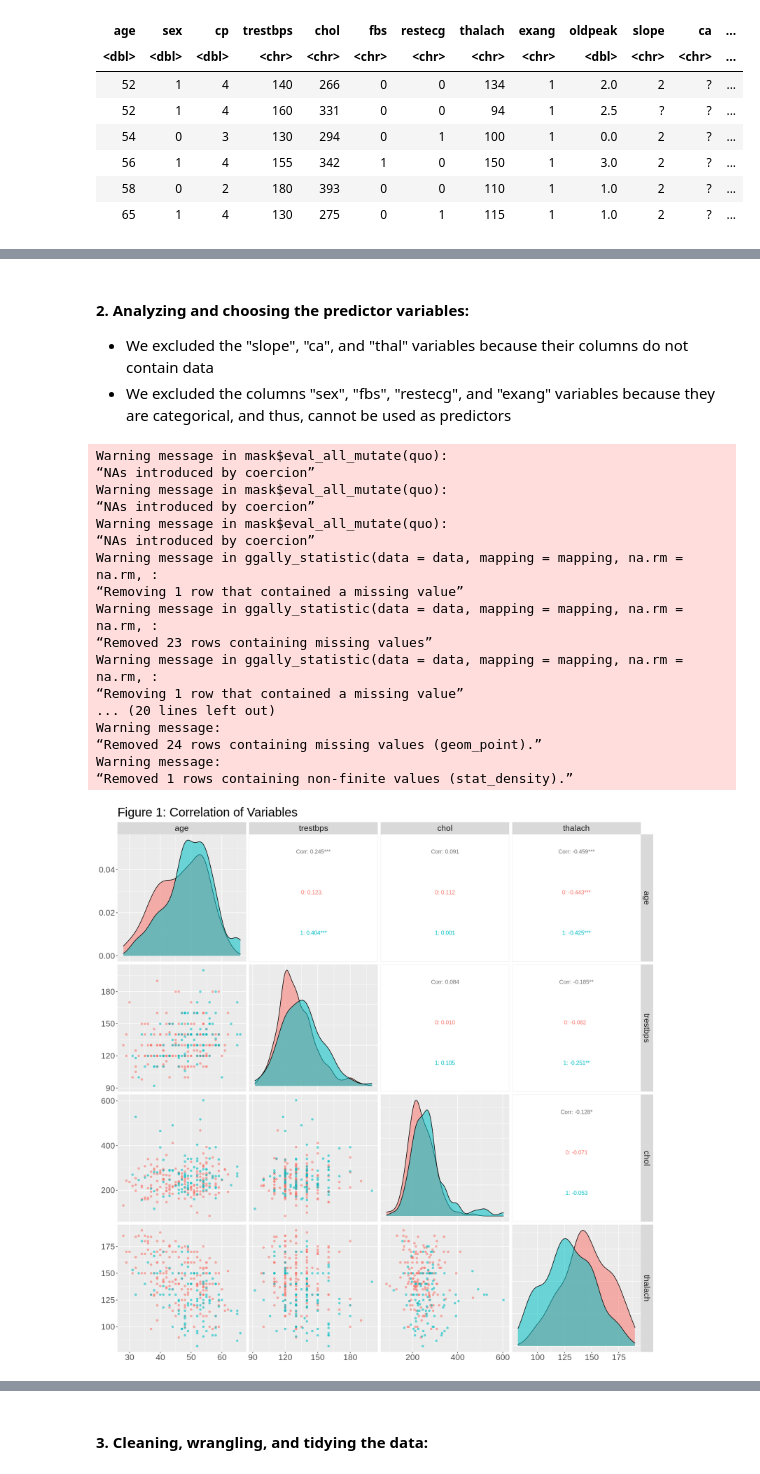
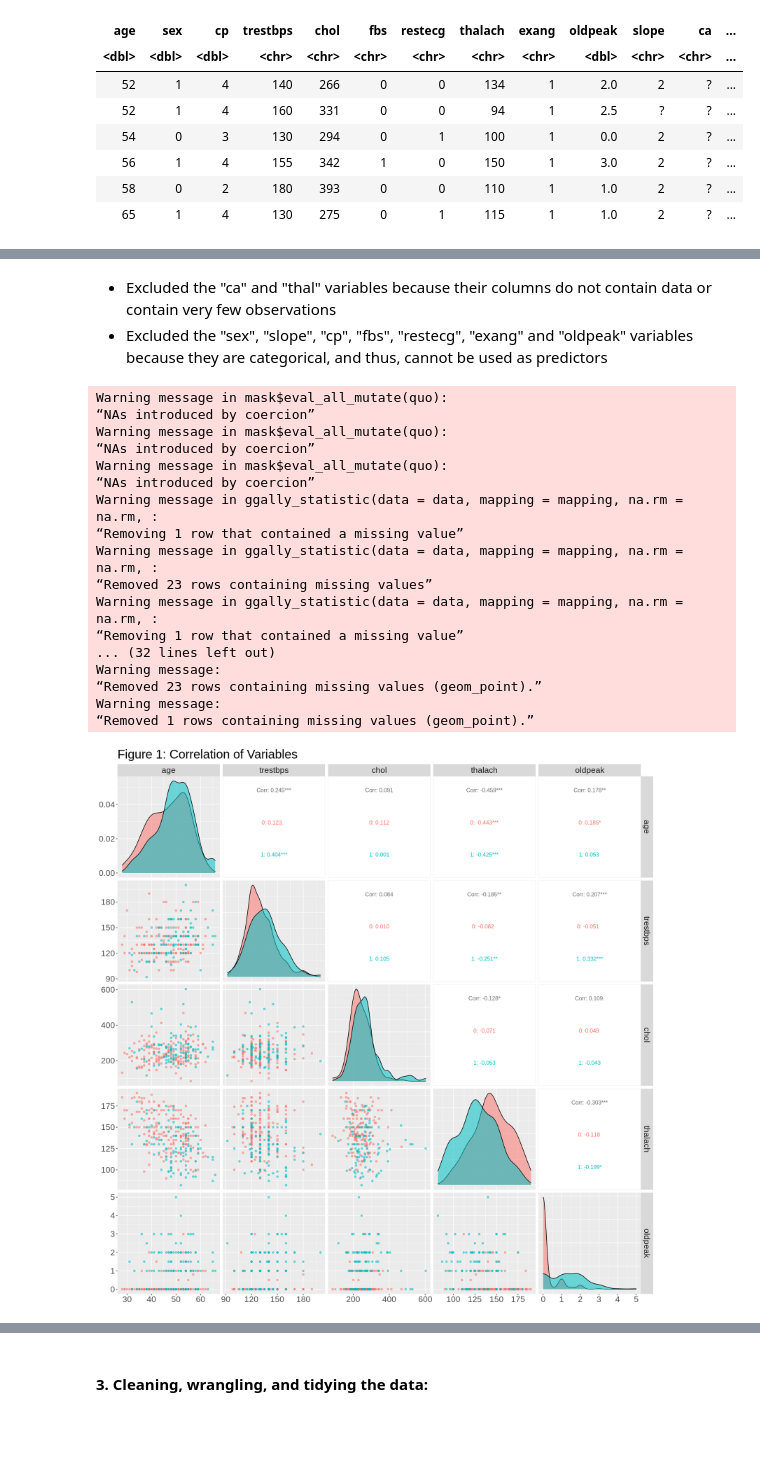
Before and after one commit to Tommy-Hu/dsci_100_heart_disease_project, a Jupyter notebook: Final Report.ipynb, the cells around one changed output, grey strips where cells are left out. Cells and saved outputs as stored; diff of their text form; code cells hidden in the pictures; blank space fills up the shorter version.

Commit message:
Changes to our ggpairs plot
- added oldpeak as a possible predictor and rewrote description

```diff
--- a/Final Report.ipynb
+++ b/Final Report.ipynb
@@ -75,0 +81,4 @@ A tibble: 6 × 14
+# %%
+new_data_frame <- data|>
+                select(-slope, -cp, -thal, -sex, -fbs, -restecg, -exang)
+tail(new_data_frame)
@@ -76,35 +95,33 @@ A tibble: 6 × 14
 # %% [markdown]
-<h4>2. Analyzing and choosing the predictor variables:</h4>
-
-- We excluded the "slope", "ca", and "thal" variables because their columns do not contain data
-- We excluded the columns "sex", "fbs", "restecg", and "exang" variables because they are categorical, and thus, cannot be used as predictors
+- Excluded the "ca" and "thal" variables because their columns do not contain data or contain very few observations
+- Excluded the "sex", "slope", "cp", "fbs", "restecg", "exang" and "oldpeak" variables because they are categorical, and thus, cannot be used as predictors
 # %%
 options(repr.plot.width = 15, repr.plot.height = 15)
-pairs <- data |>
+pairs <- new_data_frame |>
     select(age, trestbps, chol, thalach, oldpeak, diagnosis) |>
     filter(trestbps != '?' | chol != '?' | thalach != '?') |>
-    mutate(trestbps = as.numeric(trestbps), chol = as.numeric(chol), thalach = as.numeric(thalach), diagnosis = as.factor(diagnosis)) |>
-    ggpairs(columns = 1:4, aes(color = diagnosis, alpha = 0.2), title = "Figure 1: Correlation of Variables") +
+    mutate(trestbps = as.numeric(trestbps), oldpeak = as.numeric(oldpeak), chol = as.numeric(chol), thalach = as.numeric(thalach), diagnosis = as.factor(diagnosis)) |>
+    ggpairs(columns = 1:5, aes(color = diagnosis, alpha = 0.2), title = "Figure 1: Correlation of Variables") +
     theme(text = element_text(size = 20))
 
 pairs
 # %% [output]
 Warning message in mask$eval_all_mutate(quo):
 “NAs introduced by coercion”
 Warning message in mask$eval_all_mutate(quo):
 “NAs introduced by coercion”
 Warning message in mask$eval_all_mutate(quo):
 “NAs introduced by coercion”
 Warning message in ggally_statistic(data = data, mapping = mapping, na.rm = na.rm, :
 “Removing 1 row that contained a missing value”
 Warning message in ggally_statistic(data = data, mapping = mapping, na.rm = na.rm, :
 “Removed 23 rows containing missing values”
 Warning message in ggally_statistic(data = data, mapping = mapping, na.rm = na.rm, :
 “Removing 1 row that contained a missing value”
-... (20 lines left out)
+... (32 lines left out)
 Warning message:
-“Removed 24 rows containing missing values (geom_point).”
+“Removed 23 rows containing missing values (geom_point).”
 Warning message:
-“Removed 1 rows containing non-finite values (stat_density).”
+“Removed 1 rows containing missing values (geom_point).”
-[figure, old version]
+[figure, new version]
 # %% [markdown]
```
Also changed, not shown: parts of 5 cells of this notebook.
